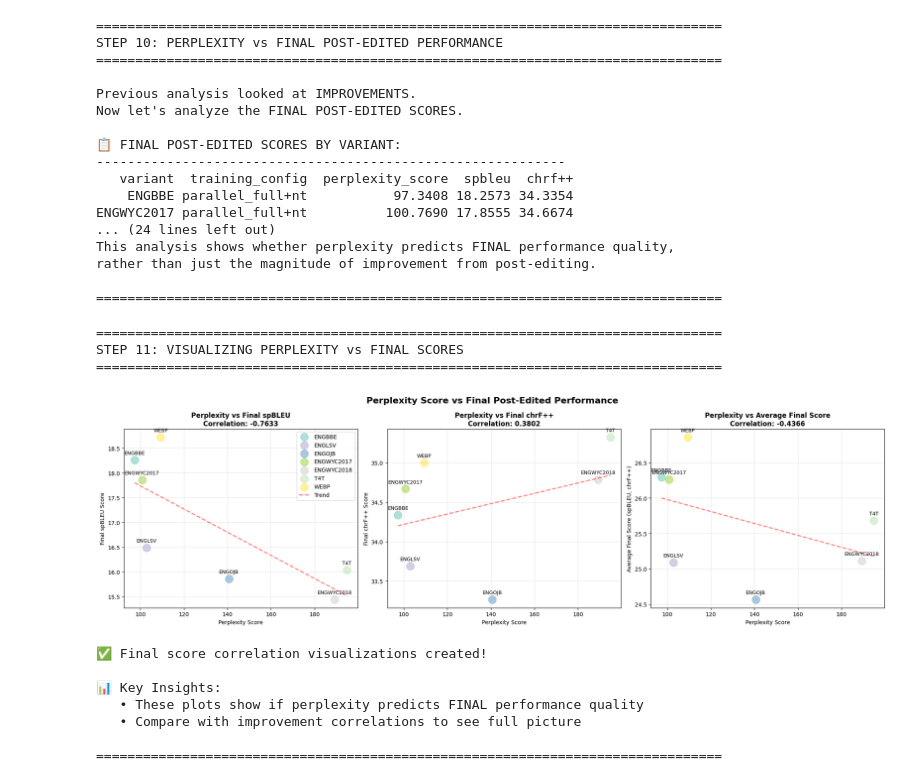
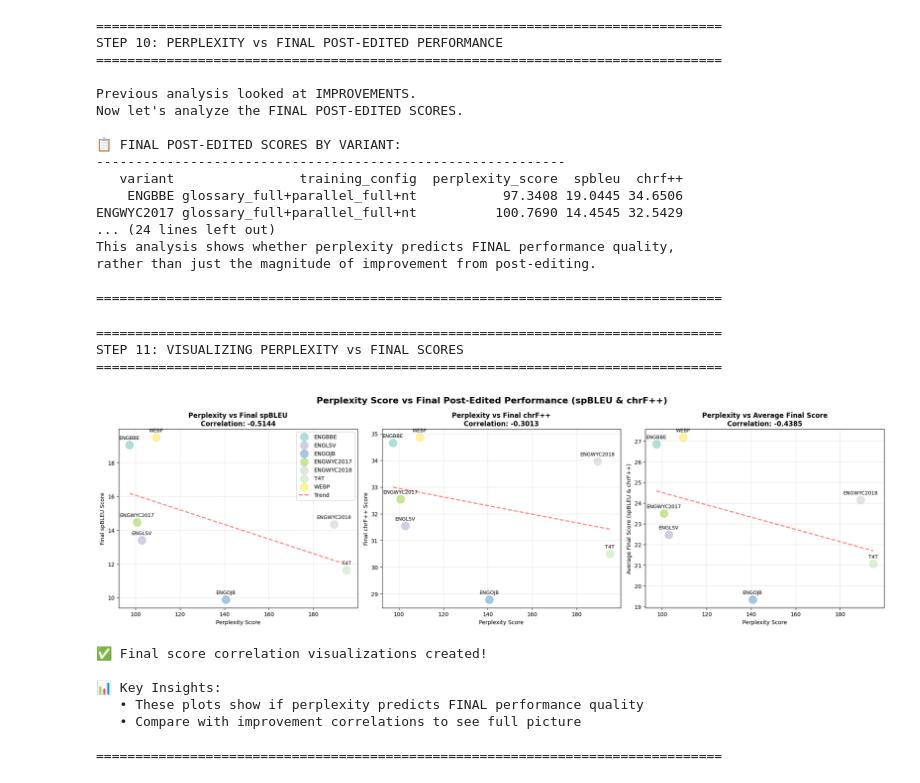
Before and after one commit to LazarusNLP/bible-nmt, a Jupyter notebook: notebooks/analyze_post_editing_parallel.ipynb, the cells around one changed output. Cells and saved outputs as stored; diff of their text form; code cells hidden in the pictures.

```diff
--- a/notebooks/analyze_post_editing_parallel.ipynb
+++ b/notebooks/analyze_post_editing_parallel.ipynb
@@ -13,7 +13,7 @@ plt.style.use('default')
 sns.set_palette("husl")
 
 # Define the base results directory
-results_base_dir = "/data/projects/punim0478/setiawand/bible-nmt/results"
+results_base_dir = "/Users/davidsamuel/Documents/Unimelb Masters/Thesis/bible-nmt/results"
 
 # Function to automatically load all filtered metrics JSON files
 def load_gemini_results(base_dir):
@@ -30,7 +30,8 @@ def load_gemini_results(base_dir):
         print(f"Processing variant: {variant}")
 
         # Find all parallel_* subdirectories
-        parallel_dirs = glob.glob(os.path.join(gemini_dir, "parallel_*"))
+        parallel_dirs = glob.glob(os.path.join(gemini_dir, "glossary_full+parallel_full+nt"))
+        print(f"Parallel directories: {parallel_dirs}")
 
         for parallel_dir in sorted(parallel_dirs):
             training_config = os.path.basename(parallel_dir)
@@ -584,7 +585,7 @@ print("STEP 6: CORRELATION WITH PERPLEXITY SCORES")
 print("=" * 80)
 
 # Load perplexity scores
-perplexity_file = "/data/projects/punim0478/setiawand/bible-nmt/perplexity_scoring/bible_perplexity_scores_filtered.csv"
+perplexity_file = "/Users/davidsamuel/Documents/Unimelb Masters/Thesis/bible-nmt/perplexity_scoring/bible_perplexity_scores_filtered.csv"
 perplexity_df = pd.read_csv(perplexity_file)
 
 print(f"\n📊 Loaded perplexity scores from: {perplexity_file}")
@@ -977,9 +978,9 @@ Now let's analyze the FINAL POST-EDITED SCORES.
 
 📋 FINAL POST-EDITED SCORES BY VARIANT:
 ------------------------------------------------------------
-   variant  training_config  perplexity_score  spbleu  chrf++
-    ENGBBE parallel_full+nt           97.3408 18.2573 34.3354
-ENGWYC2017 parallel_full+nt          100.7690 17.8555 34.6674
+   variant                training_config  perplexity_score  spbleu  chrf++
+    ENGBBE glossary_full+parallel_full+nt           97.3408 19.0445 34.6506
+ENGWYC2017 glossary_full+parallel_full+nt          100.7690 14.4545 32.5429
 ... (24 lines left out)
 This analysis shows whether perplexity predicts FINAL performance quality,
 rather than just the magnitude of improvement from post-editing.
@@ -1073,43 +1074,42 @@ if len(pe_correlation_df) > 0:
 else:
     print("⚠️  Insufficient perplexity data for visualization")
 
-print("\n" + "=" * 80)
+    print("\n" + "=" * 80)
 
     # 3. Scatter plot: Perplexity vs Average final score
     ax3 = axes[2]
     for _, row in pe_correlation_df.iterrows():
         ax3.scatter(row['perplexity_score'], row['avg_final_score'],
                     s=200, alpha=0.7, c=[colors_map.get(row['variant'], 'gray')])
         ax3.annotate(row['variant'].upper(),
                     (row['perplexity_score'], row['avg_final_score']),
                     textcoords="offset points", xytext=(0,10), ha='center', fontsize=9)
 
     z = np.polyfit(pe_correlation_df['perplexity_score'], pe_correlation_df['avg_final_score'], 1)
     p = np.poly1d(z)
     ax3.plot(x_line, p(x_line), "r--", alpha=0.5, linewidth=2)
 
     corr3 = pe_correlation_df['perplexity_score'].corr(pe_correlation_df['avg_final_score'])
     ax3.set_title(f'Perplexity vs Average Final Score\nCorrelation: {corr3:.4f}', fontweight='bold')
     ax3.set_xlabel('Perplexity Score')
     ax3.set_ylabel('Average Final Score (spBLEU, chrF++)')
     ax3.grid(True, alpha=0.3)
 
     plt.tight_layout()
     plt.show()
 
     print("✅ Final score correlation visualizations created!")
     print("\n📊 Key Insights:")
     print("   • These plots show if perplexity predicts FINAL performance quality")
     print("   • Compare with improvement correlations to see full picture")
-else:
-    print("⚠️  Insufficient perplexity data for visualization")
+
 
 print("\n" + "=" * 80)
 # %% [output]
 ================================================================================
 STEP 11: VISUALIZING PERPLEXITY vs FINAL SCORES
 ================================================================================
-[figure, old version]
+[figure, new version]
 ✅ Final score correlation visualizations created!
 
 📊 Key Insights:
```
Also changed, not shown: parts of 8 cells of this notebook, 5 other files.
